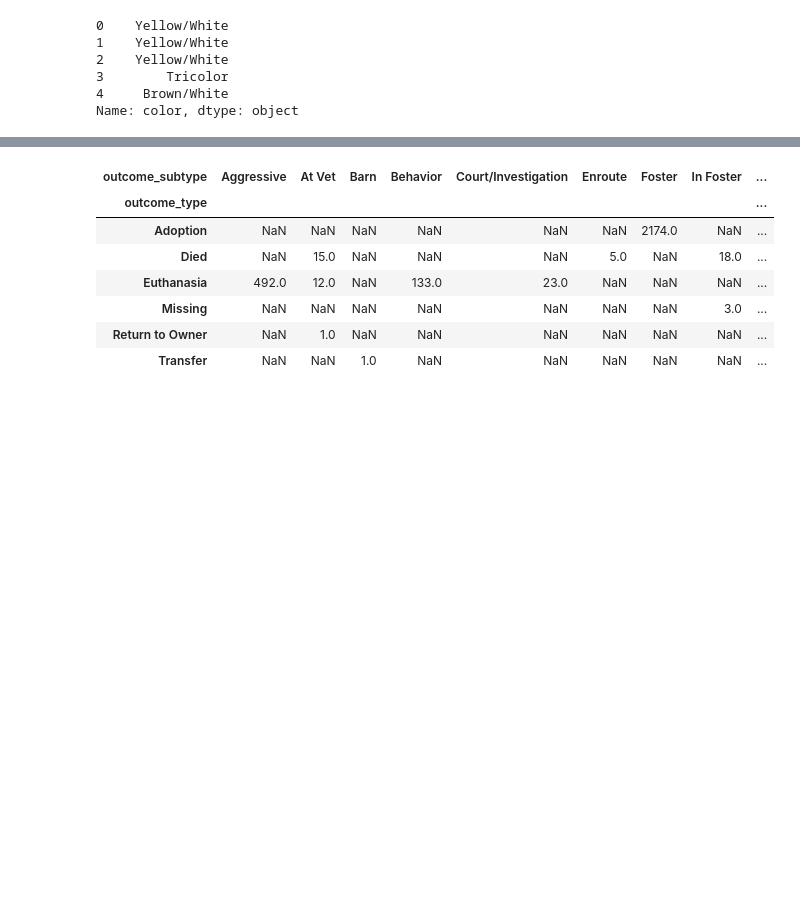
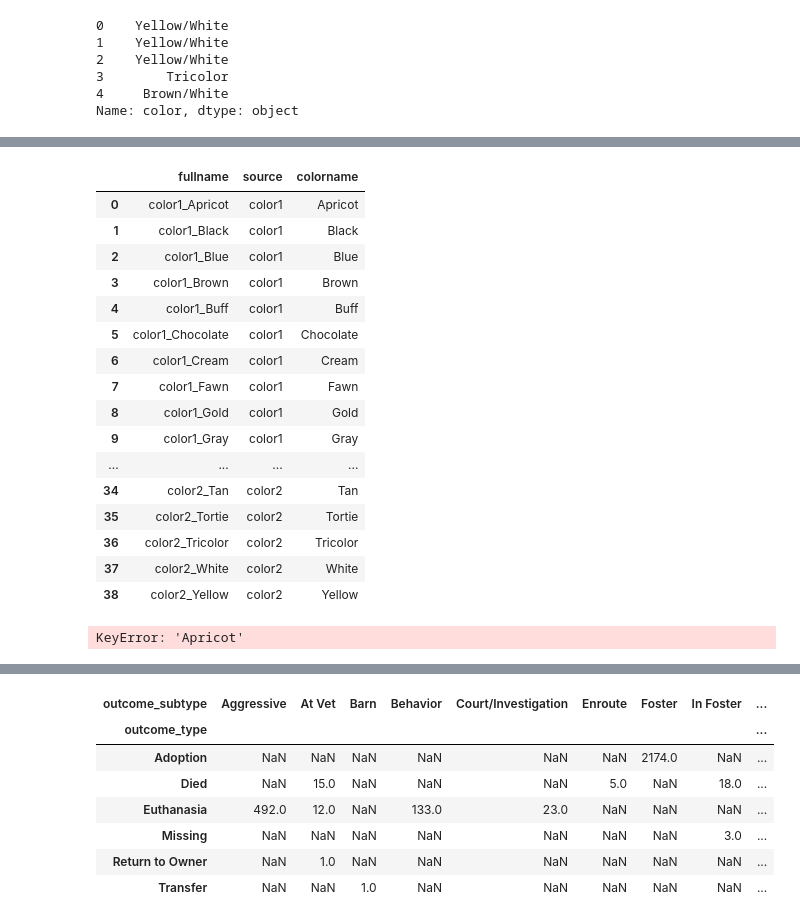
Before and after one commit to chrisoyer/supervised_learning_capstone, a Jupyter notebook: dog_adoption_SL_capstone.ipynb, the cells around one changed output, grey strips where cells are left out. Drawn from its saved outputs; the diff is of its cells as text; code cells hidden in the pictures; blank space fills up the shorter version.

```diff
--- a/dog_adoption_SL_capstone.ipynb
+++ b/dog_adoption_SL_capstone.ipynb
@@ -272,3 +221,35 @@ Agouti           4
 Ruddy            1
 Tortie           1
 dtype: int64
+# %%
+#Put values from both color fields into same set of dummy fields
+color_df = pd.get_dummies(shelter_inout_df[["color1", "color2"]], drop_first=True)
+color_list = pd.Series(color_df.columns.values)
+color_list = pd.concat([color_list, color_list.str.split(pat='_', expand=True)], axis=1)
+color_list.columns = ['fullname', 'source', 'colorname']
+color_list
+# %% [output]
+|  | fullname | source | colorname |
+| 0 | color1_Apricot | color1 | Apricot |
+| 1 | color1_Black | color1 | Black |
+| 2 | color1_Blue | color1 | Blue |
+| 3 | color1_Brown | color1 | Brown |
+| 4 | color1_Buff | color1 | Buff |
+| 5 | color1_Chocolate | color1 | Chocolate |
+| 6 | color1_Cream | color1 | Cream |
+| 7 | color1_Fawn | color1 | Fawn |
+| 8 | color1_Gold | color1 | Gold |
+| 9 | color1_Gray | color1 | Gray |
+| ... | ... | ... | ... |
+| 34 | color2_Tan | color2 | Tan |
+| 35 | color2_Tortie | color2 | Tortie |
+| 36 | color2_Tricolor | color2 | Tricolor |
+| 37 | color2_White | color2 | White |
+| 38 | color2_Yellow | color2 | Yellow |
+# %%
+#add values in separated color column into main
+for i, row in color_list.iterrows():
+    color_df[row["colorname"]] += color_df[row["fullname"]]
+color_df.drop(columns=[color_list["fullname"]])
+# %% [output]
+KeyError: 'Apricot'
```
Also changed, not shown: parts of 13 cells of this notebook.
